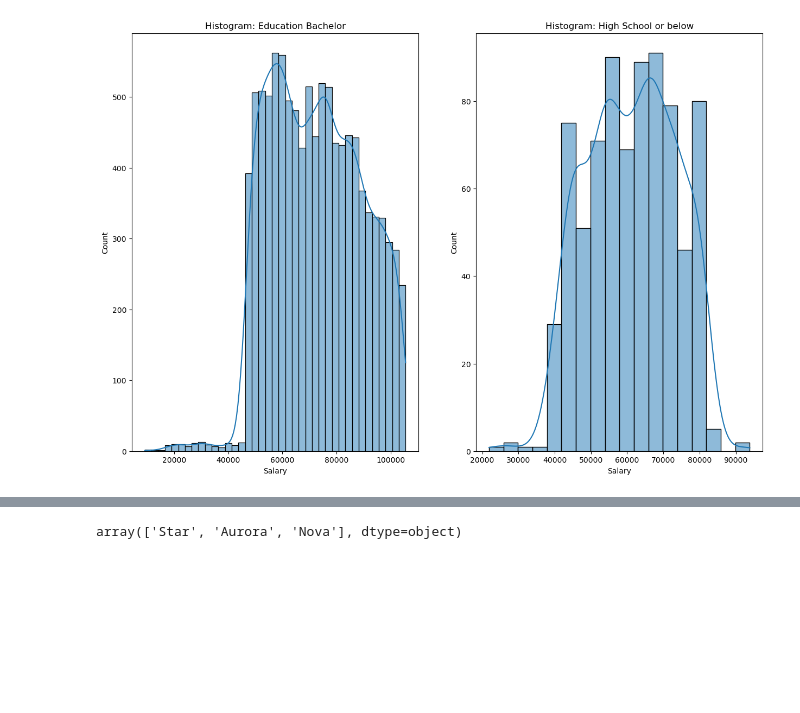
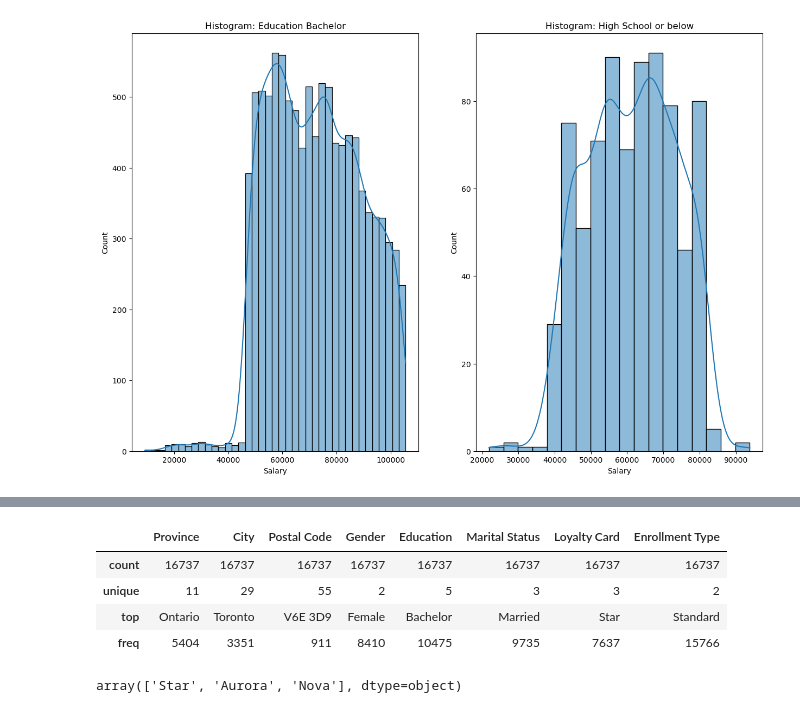
Before and after one commit to Adalab/bda-modulo-3-evaluacion-final-marianela-gomez, a Jupyter notebook: notebooks/data_exploration.ipynb, the cells around one changed output, grey strips where cells are left out. Drawn from its saved outputs; the diff is of its cells as text; code cells hidden in the pictures; blank space fills up the shorter version.

```diff
--- a/notebooks/data_exploration.ipynb
+++ b/notebooks/data_exploration.ipynb
@@ -308,5 +310,15 @@ df_customers['Country'].unique()
 # %%
 df_customers.drop(columns='Country', inplace=True)
+# %%
+# Stats of categorical columns
+
+df_customers.select_dtypes(include='O').describe()
+# %% [output]
+|  | Province | City | Postal Code | Gender | Education | Marital Status | Loyalty Card | Enrollment Type |
+| count | 16737 | 16737 | 16737 | 16737 | 16737 | 16737 | 16737 | 16737 |
+| unique | 11 | 29 | 55 | 2 | 5 | 3 | 3 | 2 |
+| top | Ontario | Toronto | V6E 3D9 | Female | Bachelor | Married | Star | Standard |
+| freq | 5404 | 3351 | 911 | 8410 | 10475 | 9735 | 7637 | 15766 |
 # %%
 df_customers['Loyalty Card'].unique()
 # %% [output]
```
Also changed, not shown: parts of 2 cells of this notebook, 5 other files.
